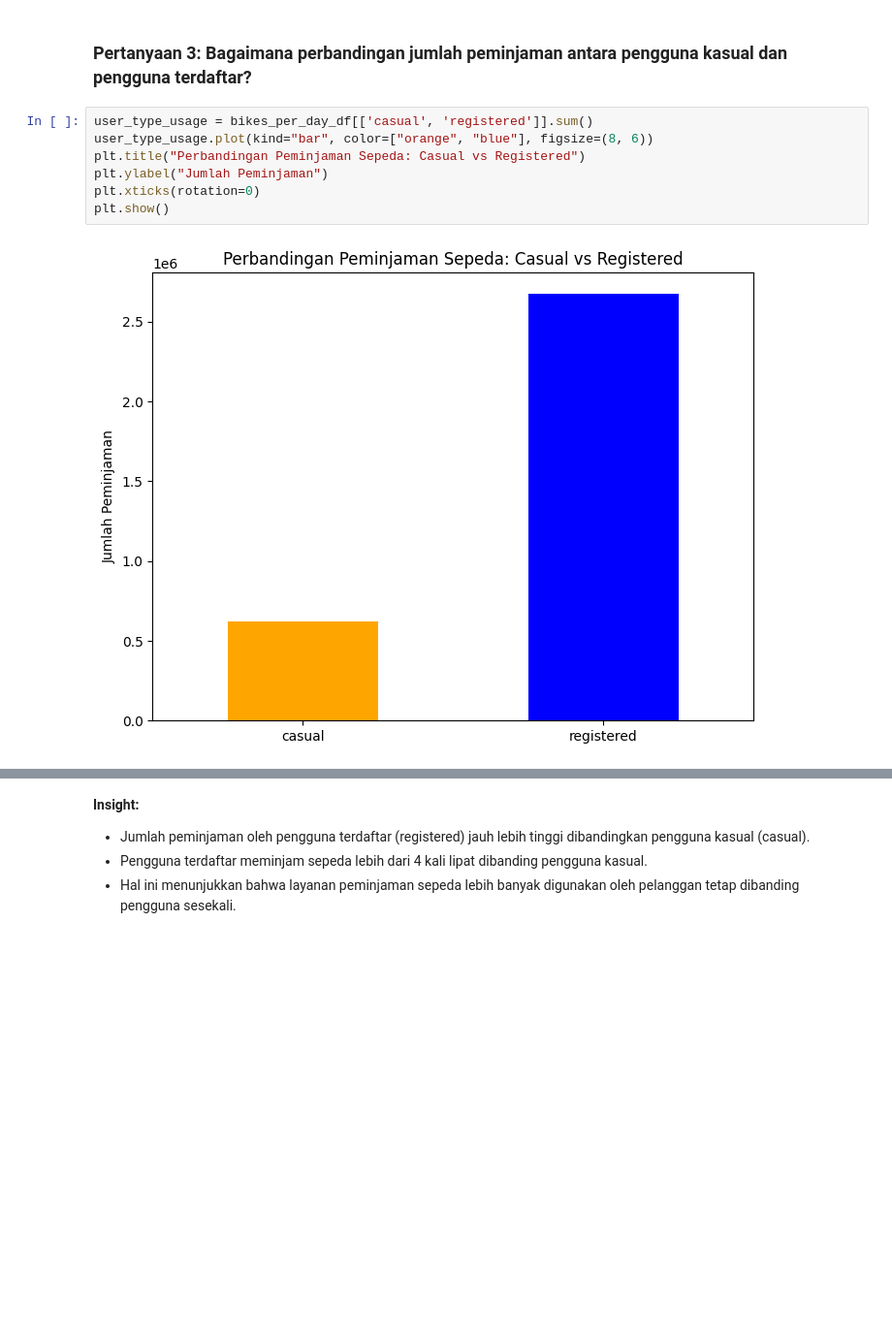
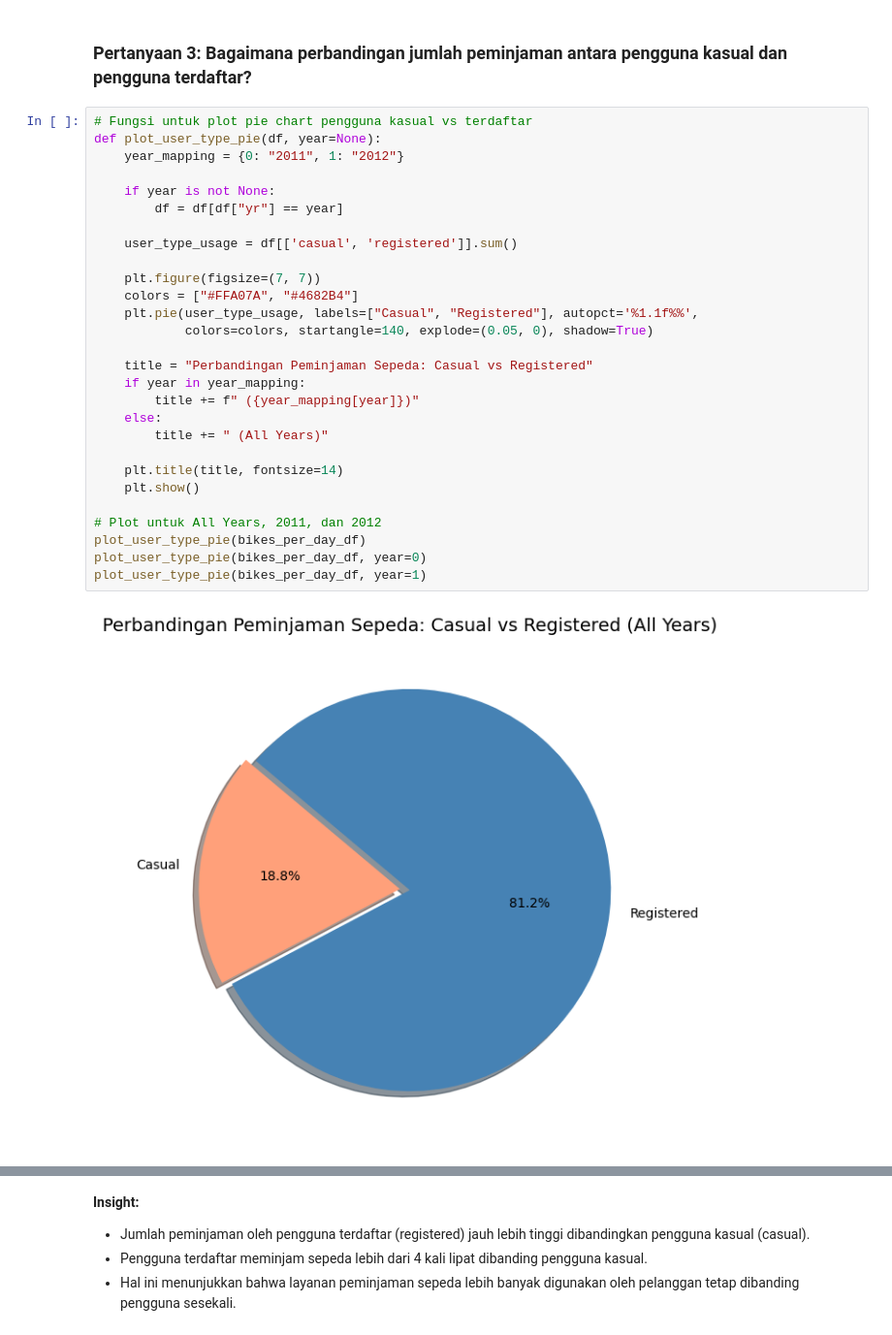
Before and after one commit to fajarwiguna/bikesharing-dashboard, a Jupyter notebook: notebook.ipynb, the cells around one changed output, grey strips where cells are left out. Shown at 97% size. Cells and saved outputs as stored; diff of their text form; blank space fills up the shorter version.

```diff
--- a/notebook.ipynb
+++ b/notebook.ipynb
@@ -364,11 +440,32 @@ plt.show()
 # %% [markdown]
 ### Pertanyaan 3: Bagaimana perbandingan jumlah peminjaman antara pengguna kasual dan pengguna terdaftar?
-# %%
-user_type_usage = bikes_per_day_df[['casual', 'registered']].sum()
-user_type_usage.plot(kind="bar", color=["orange", "blue"], figsize=(8, 6))
-plt.title("Perbandingan Peminjaman Sepeda: Casual vs Registered")
-plt.ylabel("Jumlah Peminjaman")
-plt.xticks(rotation=0)
-plt.show()
-# %% [output]
-[figure, removed]
+# %%
+# Fungsi untuk plot pie chart pengguna kasual vs terdaftar
+def plot_user_type_pie(df, year=None):
+    year_mapping = {0: "2011", 1: "2012"}
+
+    if year is not None:
+        df = df[df["yr"] == year]
+
+    user_type_usage = df[['casual', 'registered']].sum()
+
+    plt.figure(figsize=(7, 7))
+    colors = ["#FFA07A", "#4682B4"]
+    plt.pie(user_type_usage, labels=["Casual", "Registered"], autopct='%1.1f%%',
+            colors=colors, startangle=140, explode=(0.05, 0), shadow=True)
+
+    title = "Perbandingan Peminjaman Sepeda: Casual vs Registered"
+    if year in year_mapping:
+        title += f" ({year_mapping[year]})"
+    else:
+        title += " (All Years)"
+
+    plt.title(title, fontsize=14)
+    plt.show()
+
+# Plot untuk All Years, 2011, dan 2012
+plot_user_type_pie(bikes_per_day_df)
+plot_user_type_pie(bikes_per_day_df, year=0)
+plot_user_type_pie(bikes_per_day_df, year=1)
+# %% [output]
+[figure, added]
```
Also changed, not shown: parts of 17 cells of this notebook.
